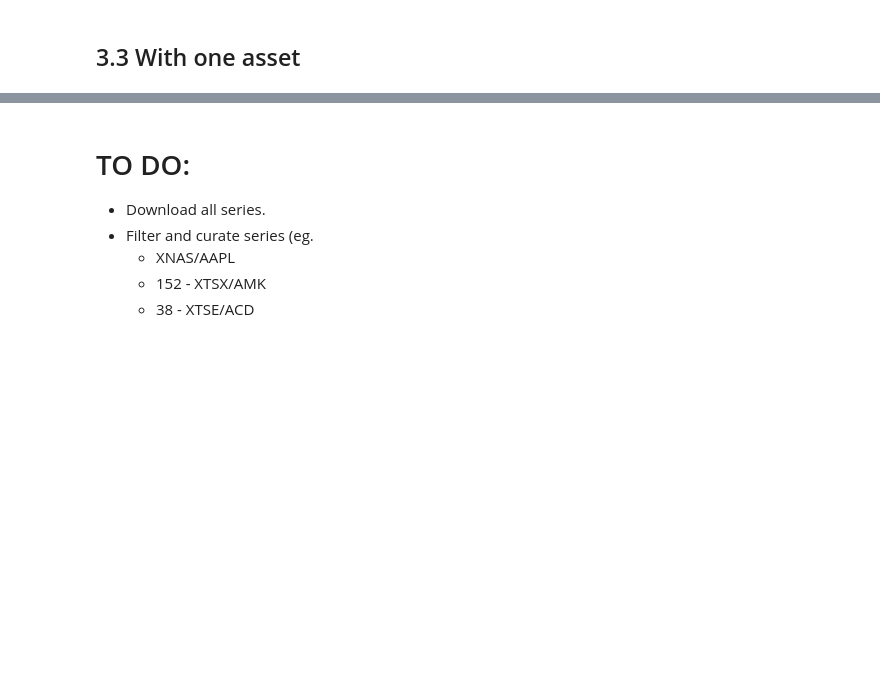
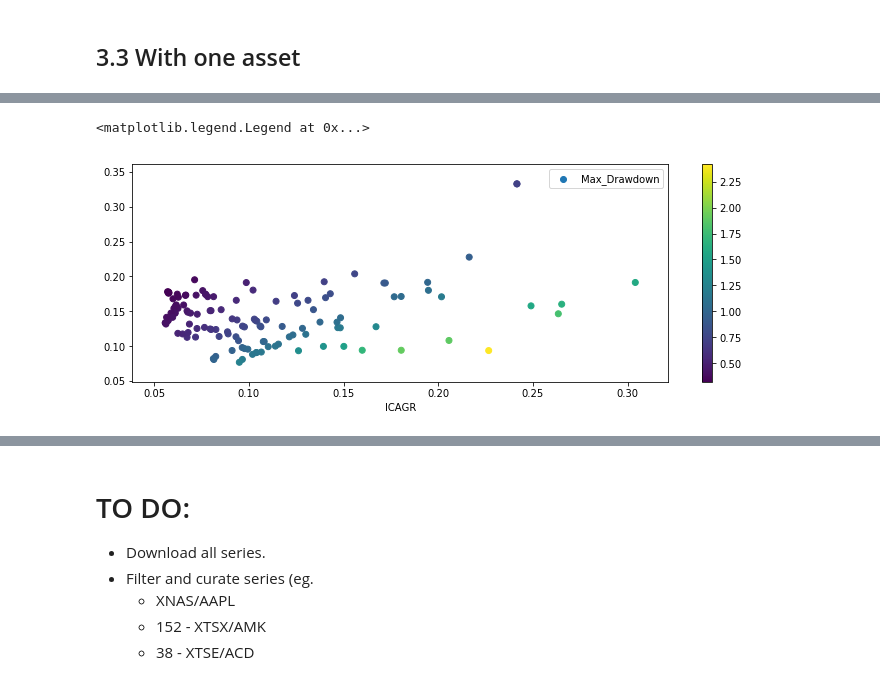
Before and after one commit to peerchen/trend-following-1, a Jupyter notebook: Trend Following Lab.ipynb, the cells around one changed output, grey strips where cells are left out. Cells and saved outputs as stored; diff of their text form; code cells hidden in the pictures; blank space fills up the shorter version.

```diff
--- a/Trend Following Lab.ipynb
+++ b/Trend Following Lab.ipynb
@@ -740,0 +764,13 @@ tr_j.plot_lake_ratio()
+# %%
+slow = np.arange(80, 420, 20)
+fast = np.arange(0.1, 0.9, 0.1)
+
+res = []
+for s, f in itertools.product(slow, fast):
+    print('Slow:', s, '- Fast:', str(int(s * f)))
+    tr = RS_Trading_Strategy(pr_j, equity=1e6,
+                               days_fast=int(s * f),
+                               days_slow=s,
+                               name=str(j) + ' - ' + ticker_j)
+    tr.excecute(end = 0.5)
+    res.append({'Slow': s, 'Fast': str(int(s * f)), 'tr': tr})
@@ -740,0 +797,5 @@ tr_j.plot_lake_ratio()
+# %%
+res_perf = pd.concat([dict_list_to_DataFrame([r['tr'].performance for r in res]),
+                      dict_list_to_DataFrame([{'Slow': r['Slow'], 'Fast': r['Fast']} for r in res])],
+                      axis=1).set_index(['Slow', 'Fast'])
+res_perf
@@ -740,0 +817,7 @@ tr_j.plot_lake_ratio()
+# %%
+plt.scatter(res_perf.ICAGR, res_perf.Max_Drawdown, c=res_perf['Bliss'])
+plt.colorbar()
+plt.xlabel('ICAGR'); plt.legend()
+# %% [output]
+<matplotlib.legend.Legend at 0x...>
+[figure, added]
```
Also changed, not shown: parts of 14 cells of this notebook.
